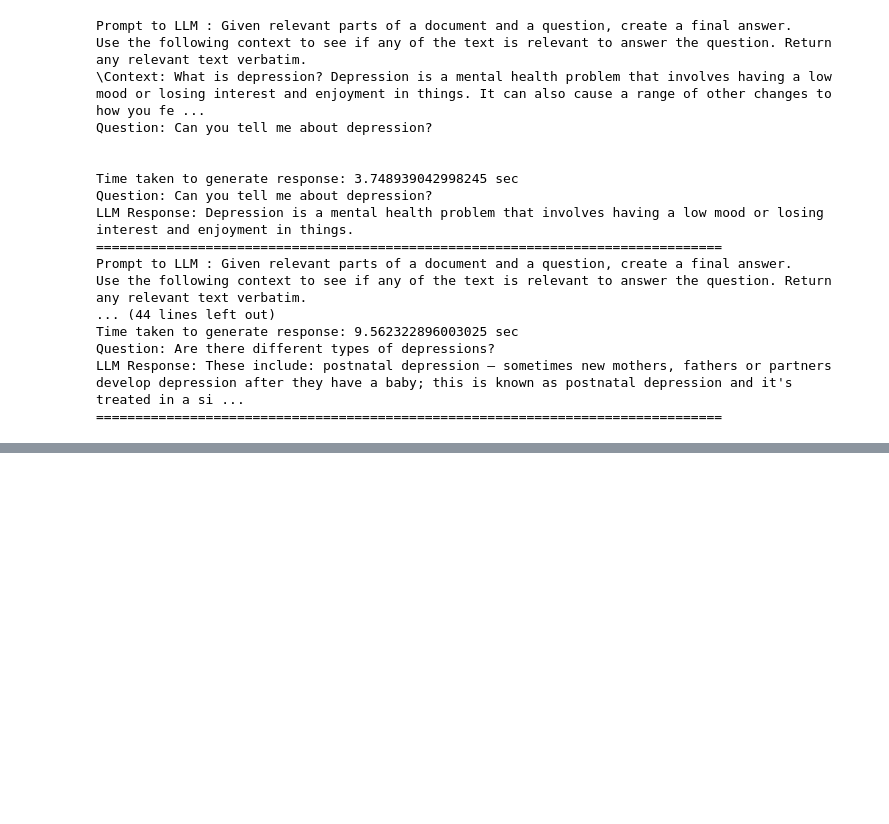
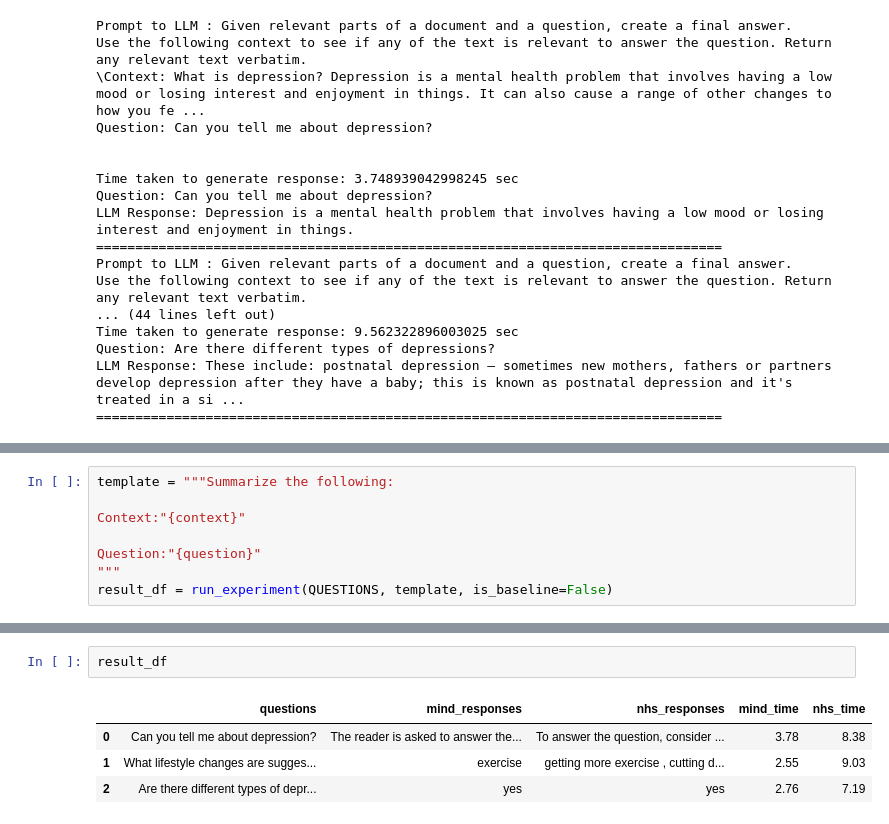
Before and after one commit to fuzzylabs/MindGPT, a Jupyter notebook: experiments/prompt_engineering_experiment.ipynb, the cells around one changed output, grey strips where cells are left out. Drawn from its saved outputs; the diff is of its cells as text; blank space fills up the shorter version.

```diff
--- a/experiments/prompt_engineering_experiment.ipynb
+++ b/experiments/prompt_engineering_experiment.ipynb
@@ -869,0 +1017,8 @@ result_df
+# %%
+template = """Summarize the following:
+
+Context:"{context}"
+
+Question:"{question}"
+"""
+result_df = run_experiment(QUESTIONS, template, is_baseline=False)
@@ -869,0 +1043,7 @@ result_df
+# %%
+result_df
+# %% [output]
+|  | questions | mind_responses | nhs_responses | mind_time | nhs_time |
+| 0 | Can you tell me about depression? | The reader is asked to answer the... | To answer the question, consider ... | 3.78 | 8.38 |
+| 1 | What lifestyle changes are sugges... | exercise | getting more exercise , cutting d... | 2.55 | 9.03 |
+| 2 | Are there different types of depr... | yes | yes | 2.76 | 7.19 |
```
Also changed, not shown: parts of 16 cells of this notebook, 1 other file.
